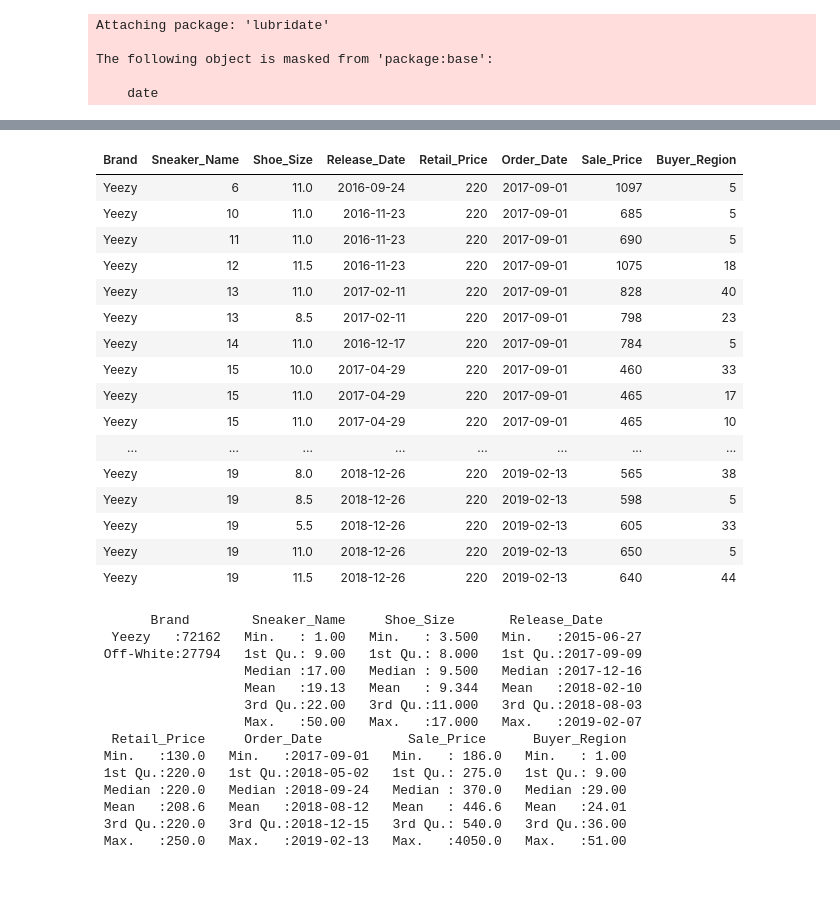
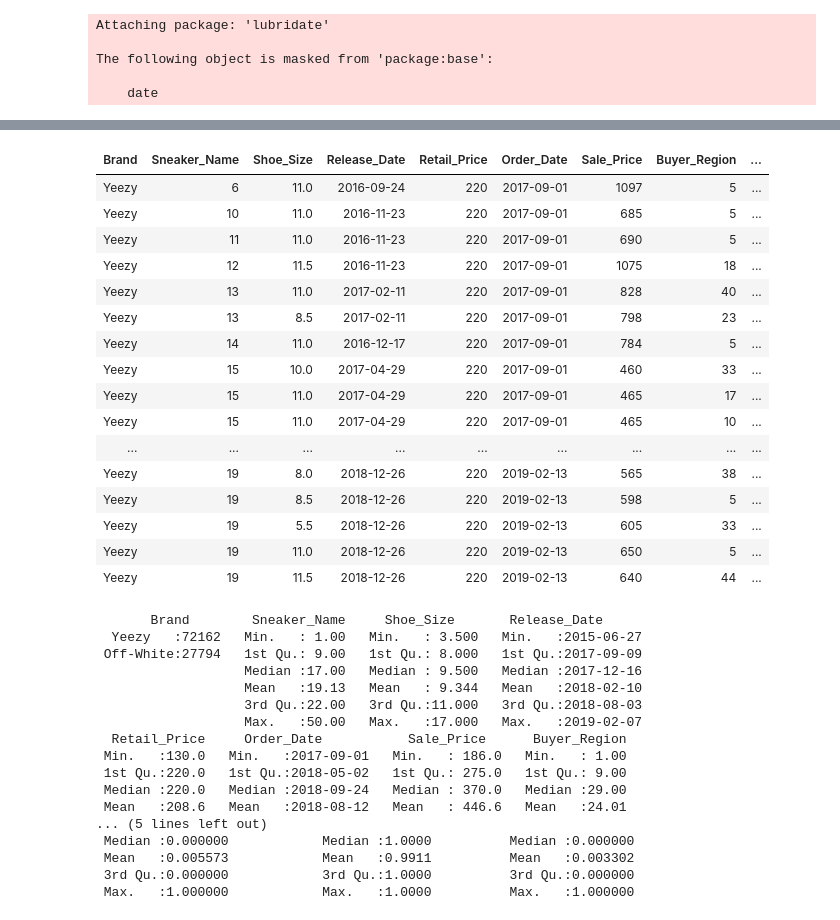
Before and after one commit to rabulhasan/CIS3920-Projects, a Jupyter notebook: Sneaker modified 04172022 v02.ipynb, the cells around one changed output, grey strips where cells are left out. Cells and saved outputs as stored; diff of their text form; code cells hidden in the pictures; blank space fills up the shorter version.

```diff
--- a/Sneaker modified 04172022 v02.ipynb
+++ b/Sneaker modified 04172022 v02.ipynb
@@ -29,28 +29,31 @@ Order_Date= mdy(ï..Order.Date)
 Shoe_Size = Shoe.Size
 Sneaker_Name = unclass(Sneaker.Name)
 Buyer_Region = unclass(Buyer.Region)
+Bought_for_Less_Than_Retail = ifelse(Sale_Price < Retail_Price, 1, 0)
+Bought_more_Than_Retail = ifelse(Sale_Price > Retail_Price, 1, 0)
+Bought_at_Retail = ifelse(Sale_Price == Retail_Price, 1, 0)
 # %%
 #Make a new data set from old modified data set
-NewSneaker <- data.frame(Brand,Sneaker_Name, Shoe_Size, Release_Date, Retail_Price, Order_Date, Sale_Price, Buyer_Region)
+NewSneaker <- data.frame(Brand,Sneaker_Name, Shoe_Size, Release_Date, Retail_Price, Order_Date, Sale_Price, Buyer_Region, Bought_for_Less_Than_Retail, Bought_more_Than_Retail, Bought_at_Retail)
 NewSneaker
 # %% [output]
-| Brand | Sneaker_Name | Shoe_Size | Release_Date | Retail_Price | Order_Date | Sale_Price | Buyer_Region |
-| Yeezy | 6 | 11.0 | 2016-09-24 | 220 | 2017-09-01 | 1097 | 5 |
-| Yeezy | 10 | 11.0 | 2016-11-23 | 220 | 2017-09-01 | 685 | 5 |
-| Yeezy | 11 | 11.0 | 2016-11-23 | 220 | 2017-09-01 | 690 | 5 |
-| Yeezy | 12 | 11.5 | 2016-11-23 | 220 | 2017-09-01 | 1075 | 18 |
-| Yeezy | 13 | 11.0 | 2017-02-11 | 220 | 2017-09-01 | 828 | 40 |
-| Yeezy | 13 | 8.5 | 2017-02-11 | 220 | 2017-09-01 | 798 | 23 |
-| Yeezy | 14 | 11.0 | 2016-12-17 | 220 | 2017-09-01 | 784 | 5 |
-| Yeezy | 15 | 10.0 | 2017-04-29 | 220 | 2017-09-01 | 460 | 33 |
-| Yeezy | 15 | 11.0 | 2017-04-29 | 220 | 2017-09-01 | 465 | 17 |
-| Yeezy | 15 | 11.0 | 2017-04-29 | 220 | 2017-09-01 | 465 | 10 |
-| ... | ... | ... | ... | ... | ... | ... | ... |
-| Yeezy | 19 | 8.0 | 2018-12-26 | 220 | 2019-02-13 | 565 | 38 |
-| Yeezy | 19 | 8.5 | 2018-12-26 | 220 | 2019-02-13 | 598 | 5 |
-| Yeezy | 19 | 5.5 | 2018-12-26 | 220 | 2019-02-13 | 605 | 33 |
-| Yeezy | 19 | 11.0 | 2018-12-26 | 220 | 2019-02-13 | 650 | 5 |
-| Yeezy | 19 | 11.5 | 2018-12-26 | 220 | 2019-02-13 | 640 | 44 |
+| Brand | Sneaker_Name | Shoe_Size | Release_Date | Retail_Price | Order_Date | Sale_Price | Buyer_Region | ... |
+| Yeezy | 6 | 11.0 | 2016-09-24 | 220 | 2017-09-01 | 1097 | 5 | ... |
+| Yeezy | 10 | 11.0 | 2016-11-23 | 220 | 2017-09-01 | 685 | 5 | ... |
+| Yeezy | 11 | 11.0 | 2016-11-23 | 220 | 2017-09-01 | 690 | 5 | ... |
+| Yeezy | 12 | 11.5 | 2016-11-23 | 220 | 2017-09-01 | 1075 | 18 | ... |
+| Yeezy | 13 | 11.0 | 2017-02-11 | 220 | 2017-09-01 | 828 | 40 | ... |
+| Yeezy | 13 | 8.5 | 2017-02-11 | 220 | 2017-09-01 | 798 | 23 | ... |
+| Yeezy | 14 | 11.0 | 2016-12-17 | 220 | 2017-09-01 | 784 | 5 | ... |
+| Yeezy | 15 | 10.0 | 2017-04-29 | 220 | 2017-09-01 | 460 | 33 | ... |
+| Yeezy | 15 | 11.0 | 2017-04-29 | 220 | 2017-09-01 | 465 | 17 | ... |
+| Yeezy | 15 | 11.0 | 2017-04-29 | 220 | 2017-09-01 | 465 | 10 | ... |
+| ... | ... | ... | ... | ... | ... | ... | ... | ... |
+| Yeezy | 19 | 8.0 | 2018-12-26 | 220 | 2019-02-13 | 565 | 38 | ... |
+| Yeezy | 19 | 8.5 | 2018-12-26 | 220 | 2019-02-13 | 598 | 5 | ... |
+| Yeezy | 19 | 5.5 | 2018-12-26 | 220 | 2019-02-13 | 605 | 33 | ... |
+| Yeezy | 19 | 11.0 | 2018-12-26 | 220 | 2019-02-13 | 650 | 5 | ... |
+| Yeezy | 19 | 11.5 | 2018-12-26 | 220 | 2019-02-13 | 640 | 44 | ... |
 # %%
 summary(NewSneaker)
 # %% [output]
@@ -66,5 +69,8 @@ summary(NewSneaker)
  1st Qu.:220.0   1st Qu.:2018-05-02   1st Qu.: 275.0   1st Qu.: 9.00
  Median :220.0   Median :2018-09-24   Median : 370.0   Median :29.00
  Mean   :208.6   Mean   :2018-08-12   Mean   : 446.6   Mean   :24.01
- 3rd Qu.:220.0   3rd Qu.:2018-12-15   3rd Qu.: 540.0   3rd Qu.:36.00
- Max.   :250.0   Max.   :2019-02-13   Max.   :4050.0   Max.   :51.00
+... (5 lines left out)
+ Median :0.000000            Median :1.0000          Median :0.000000
+ Mean   :0.005573            Mean   :0.9911          Mean   :0.003302
+ 3rd Qu.:0.000000            3rd Qu.:1.0000          3rd Qu.:0.000000
+ Max.   :1.000000            Max.   :1.0000          Max.   :1.000000
```
Also changed, not shown: parts of 10 cells of this notebook.
